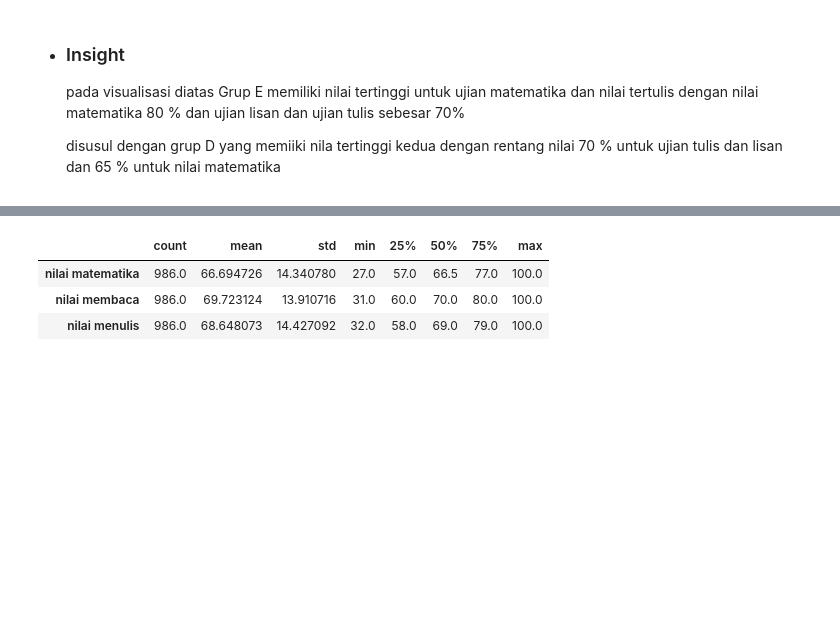
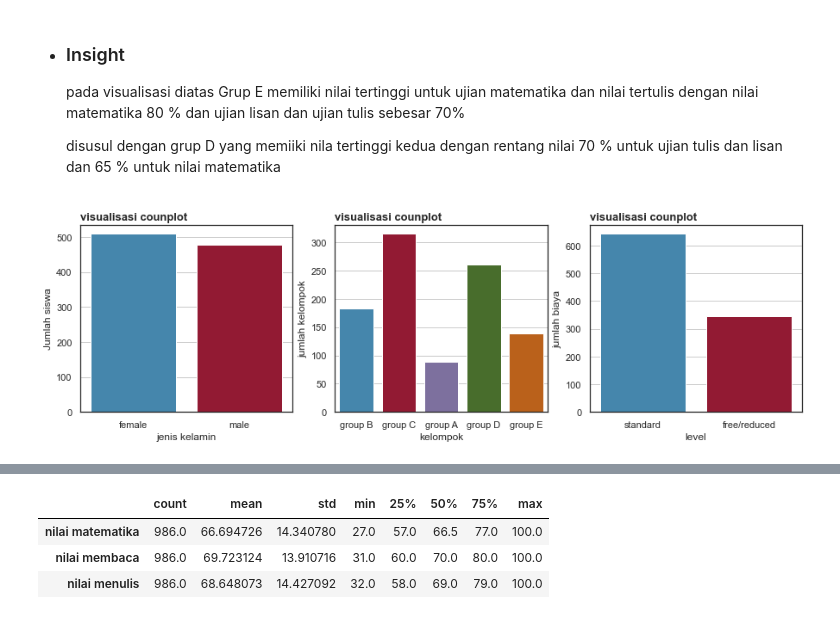
Before and after one commit to AlanFirdaus13/Implementation-student-performance-with-linear-regression-algorithm, a Jupyter notebook: implementation student performance with linear regression algorithm python .ipynb, the cells around one changed output, grey strips where cells are left out. Saved outputs shown, nothing was run; the diff lists cells and outputs as text; code cells hidden in the pictures; blank space fills up the shorter version.

```diff
--- a/implementation student performance with linear regression algorithm python .ipynb
+++ b/implementation student performance with linear regression algorithm python .ipynb
@@ -798,3 +797,20 @@ plt.show()
         <p>disusul dengan grup D yang memiiki nila tertinggi kedua dengan rentang nilai 70 % untuk ujian tulis dan lisan dan 65 % untuk nilai matematika
     </li>
 </ul>
+# %%
+fig, axs = plt.subplots(1, 3, figsize=(15, 4))
+sns.countplot(x = 'jenis kelamin', data = data_siswa, ax=axs[0])
+sns.countplot(x = 'kelompok', data = data_siswa, ax=axs[1])
+sns.countplot(x = 'level', data = data_siswa, ax=axs[2])
+
+axs[0].set_ylabel("Jumlah siswa", fontsize=12)    # y label plot 1
+axs[1].set_ylabel("jumlah kelompok", fontsize=12) # y label plot 2
+axs[2].set_ylabel("jumlah biaya", fontsize=12)    # y label plot 3
+
+for ax in axs:
+    ax.set_title("visualisasi counplot", fontsize=13, fontweight="bold", loc="left")
+    ax.grid(axis="y")
+
+plt.show()
+# %% [output]
+[figure, added]
```
Also changed, not shown: parts of 41 cells of this notebook.
